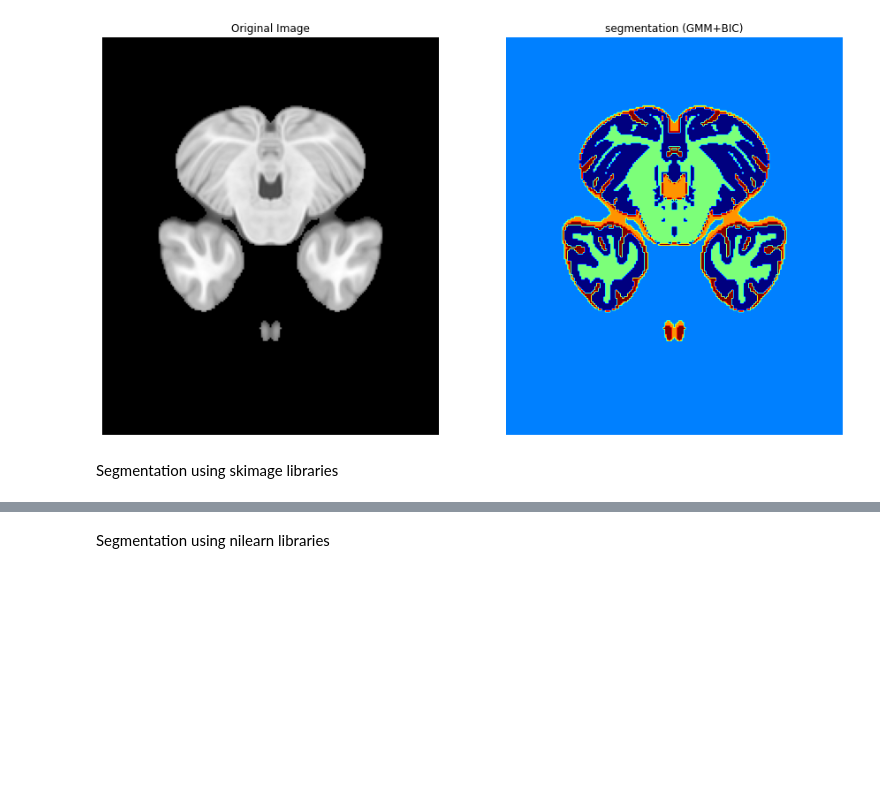
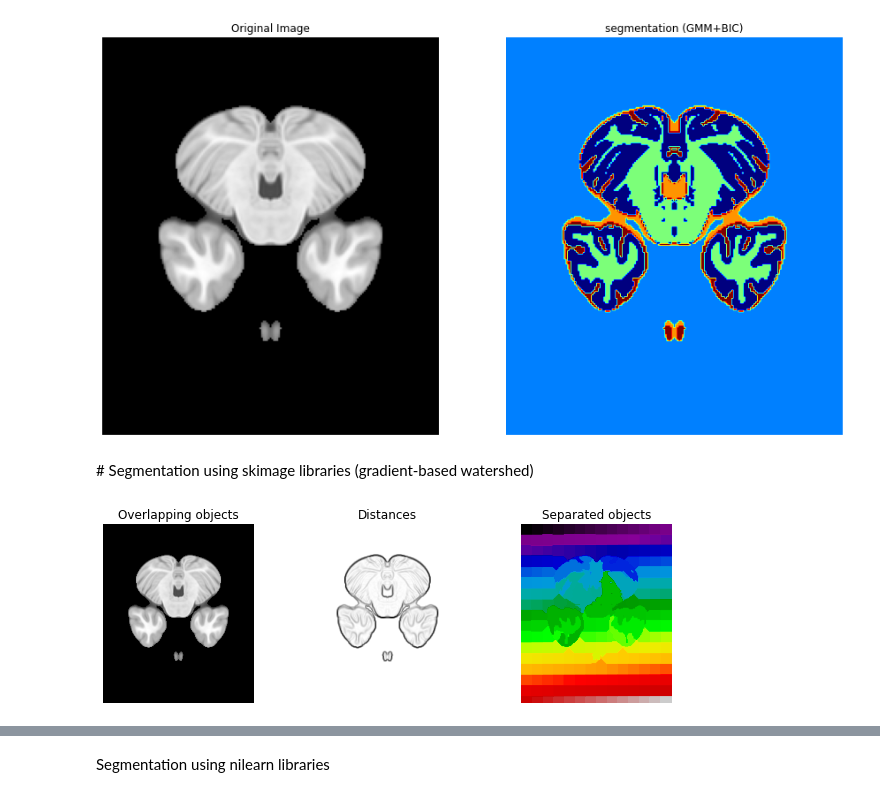
Before and after one commit to raulbenitez/NEUROIMAGING_AI, a Jupyter notebook: NI_segmentation.ipynb, the cells around one changed output, grey strips where cells are left out. Saved outputs shown, nothing was run; the diff lists cells and outputs as text; code cells hidden in the pictures; blank space fills up the shorter version.

```diff
--- a/NI_segmentation.ipynb
+++ b/NI_segmentation.ipynb
@@ -235,5 +235,30 @@ plt.show()
 ...and the winner is GMM model G = 6
 [figure]
 # %% [markdown]
-Segmentation using skimage libraries
+# Segmentation using skimage libraries (gradient-based watershed)
+# %%
+from skimage.color import rgb2gray
+from skimage.filters import sobel
+from skimage.segmentation import felzenszwalb, slic, quickshift, watershed
+
+gradient = sobel(rgb2gray(I))
+segments_watershed = watershed(gradient, markers=250, compactness=0.001)
+
+fig, axes = plt.subplots(ncols=3, figsize=(9, 3), sharex=True, sharey=True)
+ax = axes.ravel()
+
+ax[0].imshow(I, cmap=plt.cm.gray)
+ax[0].set_title('Overlapping objects')
+ax[1].imshow(-gradient, cmap=plt.cm.gray)
+ax[1].set_title('Distances')
+ax[2].imshow(segments_watershed, cmap=plt.cm.nipy_spectral)
+ax[2].set_title('Separated objects')
+
+for a in ax:
+    a.set_axis_off()
+
+fig.tight_layout()
+plt.show()
+# %% [output]
+[figure, added]
 # %%
```
Also changed, not shown: parts of 4 cells of this notebook.
